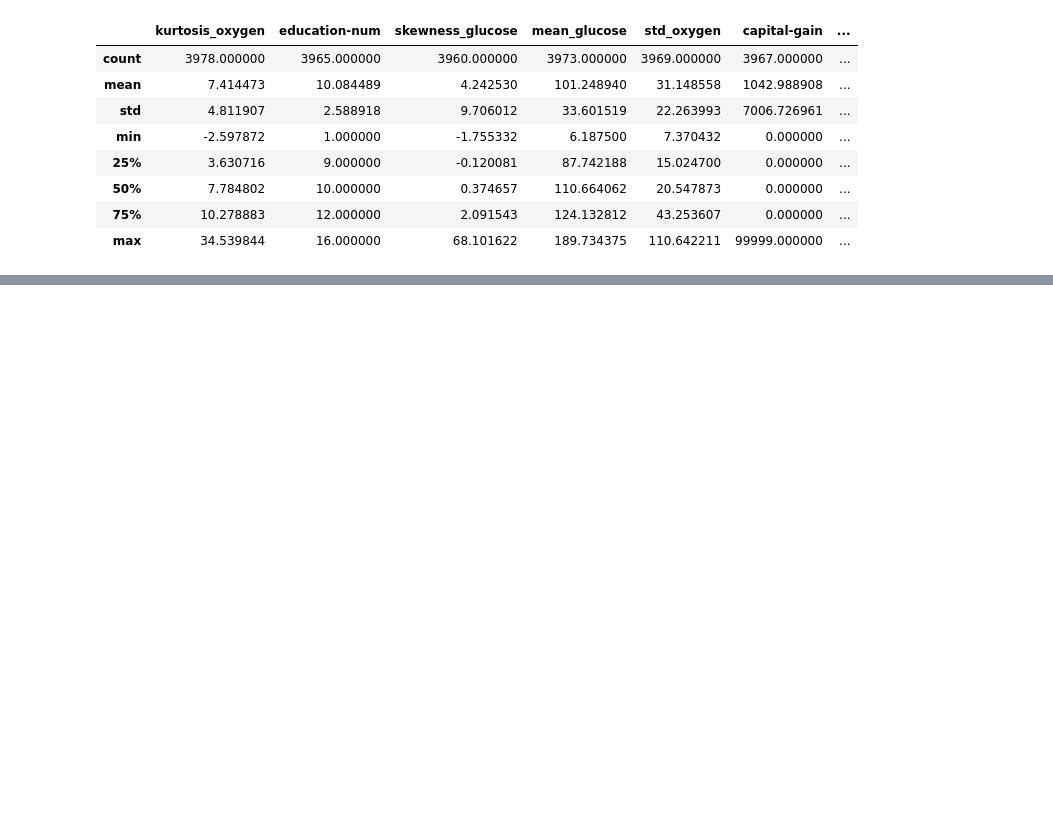
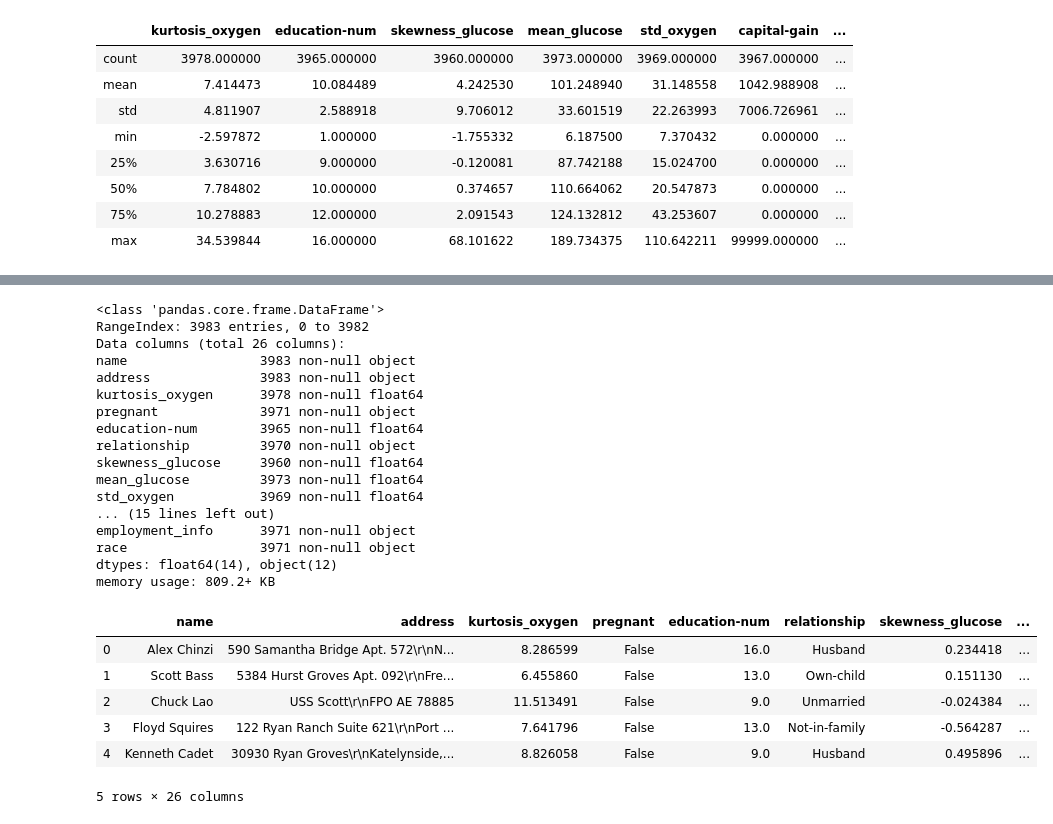
Before and after one commit to MCFreddie777/iau-project, a Jupyter notebook: other-odovzdanie_2.ipynb, the cells around one changed output, grey strips where cells are left out. Cells and saved outputs as stored; diff of their text form; code cells hidden in the pictures; blank space fills up the shorter version.

```diff
--- a/other-odovzdanie_2.ipynb
+++ b/other-odovzdanie_2.ipynb
@@ -101,0 +139,28 @@ def outliers(attribute):
+# %%
+data.info()
+data.head()
+# %% [output]
+<class 'pandas.core.frame.DataFrame'>
+RangeIndex: 3983 entries, 0 to 3982
+Data columns (total 26 columns):
+name                 3983 non-null object
+address              3983 non-null object
+kurtosis_oxygen      3978 non-null float64
+pregnant             3971 non-null object
+education-num        3965 non-null float64
+relationship         3970 non-null object
+skewness_glucose     3960 non-null float64
+mean_glucose         3973 non-null float64
+std_oxygen           3969 non-null float64
+... (15 lines left out)
+employment_info      3971 non-null object
+race                 3971 non-null object
+dtypes: float64(14), object(12)
+memory usage: 809.2+ KB
+|  | name | address | kurtosis_oxygen | pregnant | education-num | relationship | skewness_glucose | ... |
+| 0 | Alex Chinzi | 590 Samantha Bridge Apt. 572\r\nN... | 8.286599 | False | 16.0 | Husband | 0.234418 | ... |
+| 1 | Scott Bass | 5384 Hurst Groves Apt. 092\r\nFre... | 6.455860 | False | 13.0 | Own-child | 0.151130 | ... |
+| 2 | Chuck Lao | USS Scott\r\nFPO AE 78885 | 11.513491 | False | 9.0 | Unmarried | -0.024384 | ... |
+| 3 | Floyd Squires | 122 Ryan Ranch Suite 621\r\nPort ... | 7.641796 | False | 13.0 | Not-in-family | -0.564287 | ... |
+| 4 | Kenneth Cadet | 30930 Ryan Groves\r\nKatelynside,... | 8.826058 | False | 9.0 | Husband | 0.495896 | ... |
+5 rows × 26 columns
```
Also changed, not shown: parts of 7 cells of this notebook, 1 other file.
